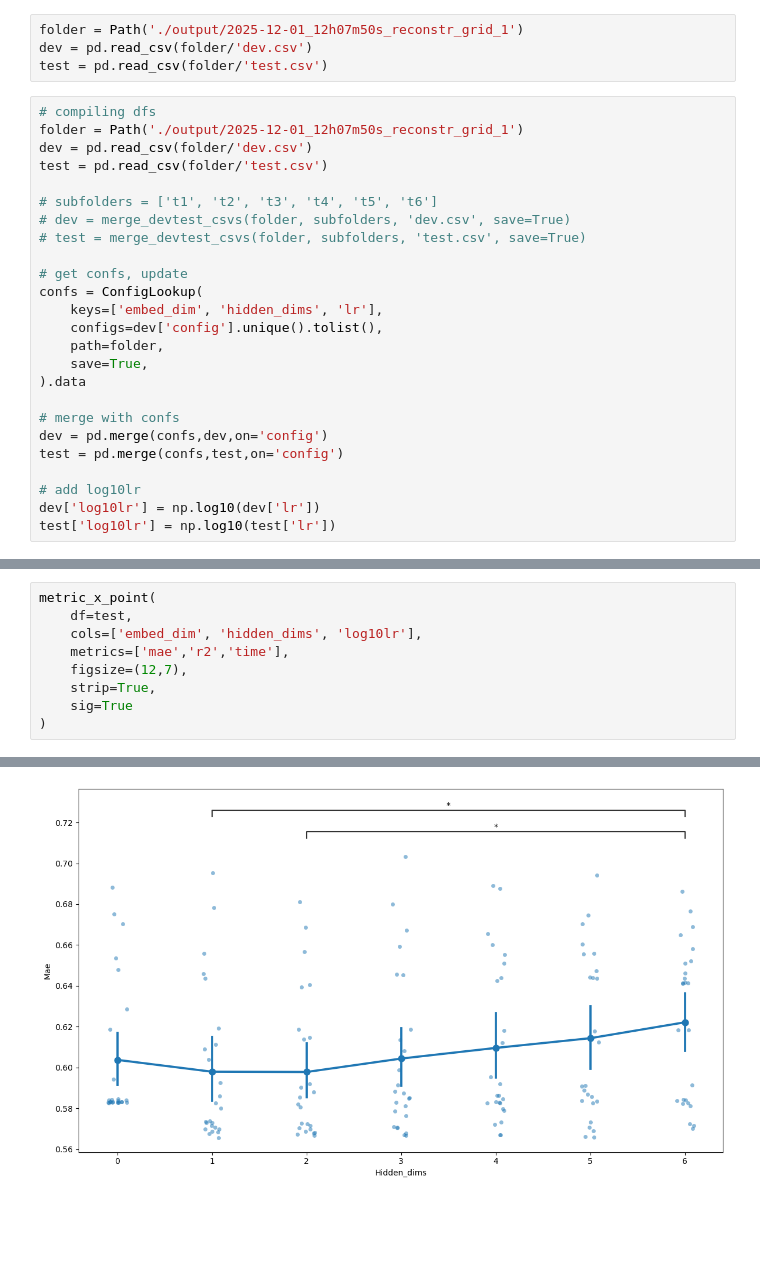
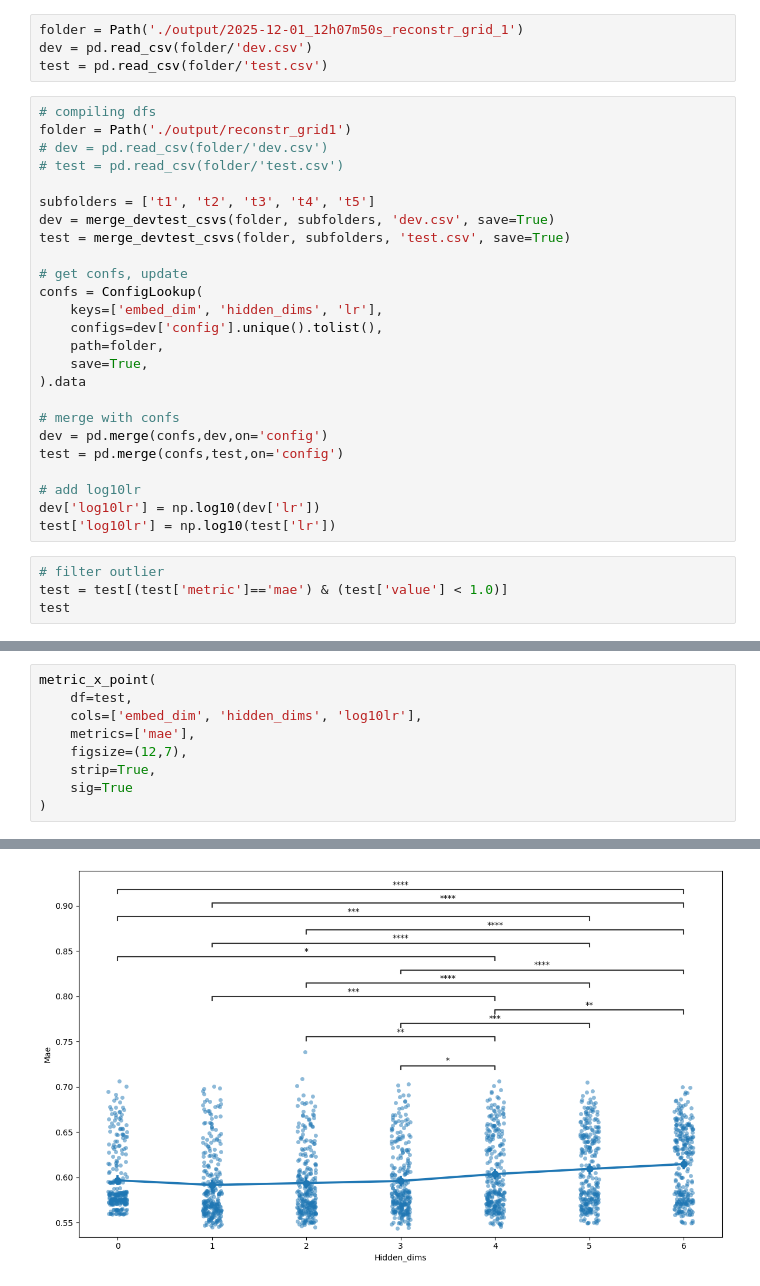
Before and after one commit to marcusvillena/pathway_model, a Jupyter notebook: projects/2_refactored_exp/reconstr_grid1_viz.ipynb, the cells around one changed output, grey strips where cells are left out. Drawn from its saved outputs; the diff is of its cells as text; blank space fills up the shorter version.

```diff
--- a/projects/2_refactored_exp/reconstr_grid1_viz.ipynb
+++ b/projects/2_refactored_exp/reconstr_grid1_viz.ipynb
@@ -10,13 +10,13 @@ dev = pd.read_csv(folder/'dev.csv')
 test = pd.read_csv(folder/'test.csv')
 # %%
 # compiling dfs
-folder = Path('./output/2025-12-01_12h07m50s_reconstr_grid_1')
-dev = pd.read_csv(folder/'dev.csv')
-test = pd.read_csv(folder/'test.csv')
+folder = Path('./output/reconstr_grid1')
+# dev = pd.read_csv(folder/'dev.csv')
+# test = pd.read_csv(folder/'test.csv')
 
-# subfolders = ['t1', 't2', 't3', 't4', 't5', 't6']
-# dev = merge_devtest_csvs(folder, subfolders, 'dev.csv', save=True)
-# test = merge_devtest_csvs(folder, subfolders, 'test.csv', save=True)
+subfolders = ['t1', 't2', 't3', 't4', 't5']
+dev = merge_devtest_csvs(folder, subfolders, 'dev.csv', save=True)
+test = merge_devtest_csvs(folder, subfolders, 'test.csv', save=True)
 
 # get confs, update
 confs = ConfigLookup(
@@ -33,3 +33,7 @@ test = pd.merge(confs,test,on='config')
 # add log10lr
 dev['log10lr'] = np.log10(dev['lr'])
 test['log10lr'] = np.log10(test['lr'])
+# %%
+# filter outlier
+test = test[(test['metric']=='mae') & (test['value'] < 1.0)]
+test
@@ -37,7 +55,7 @@ test['log10lr'] = np.log10(test['lr'])
 metric_x_point(
     df=test,
     cols=['embed_dim', 'hidden_dims', 'log10lr'],
-    metrics=['mae','r2','time'],
+    metrics=['mae'],
     figsize=(12,7),
     strip=True,
     sig=True
@@ -47 +65 @@ metric_x_point(
-[figure, old version]
+[figure, new version]
```
Also changed, not shown: parts of 3 cells of this notebook, 28 other files.
